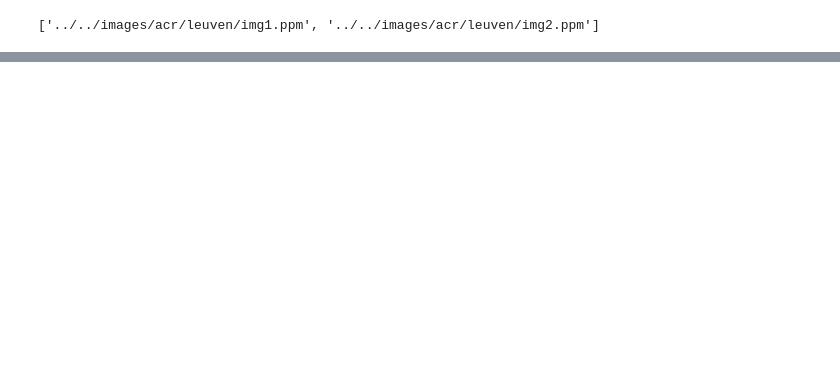
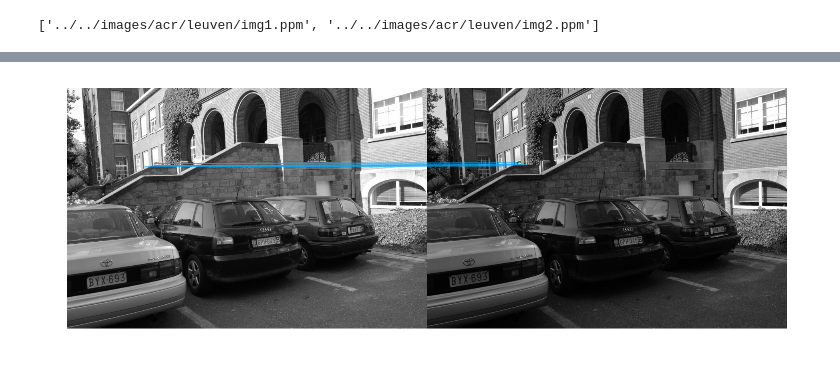
Before and after one commit to arnfred/Mirror-Match, a Jupyter notebook: code/cluster-match/isodata-test.ipynb, the cells around one changed output, grey strips where cells are left out. Saved outputs shown, nothing was run; the diff lists cells and outputs as text; code cells hidden in the pictures; blank space fills up the shorter version.

```diff
--- a/code/cluster-match/isodata-test.ipynb
+++ b/code/cluster-match/isodata-test.ipynb
@@ -39,0 +47,5 @@ display.matches(images[0], images[1], matches)
+# %%
+images = map(features.loadImage, paths)
+display.matchPoints(images[0], images[1], m_distinct)
+# %% [output]
+[figure, added]
```
Also changed, not shown: parts of 3 cells of this notebook, 8 other files.
